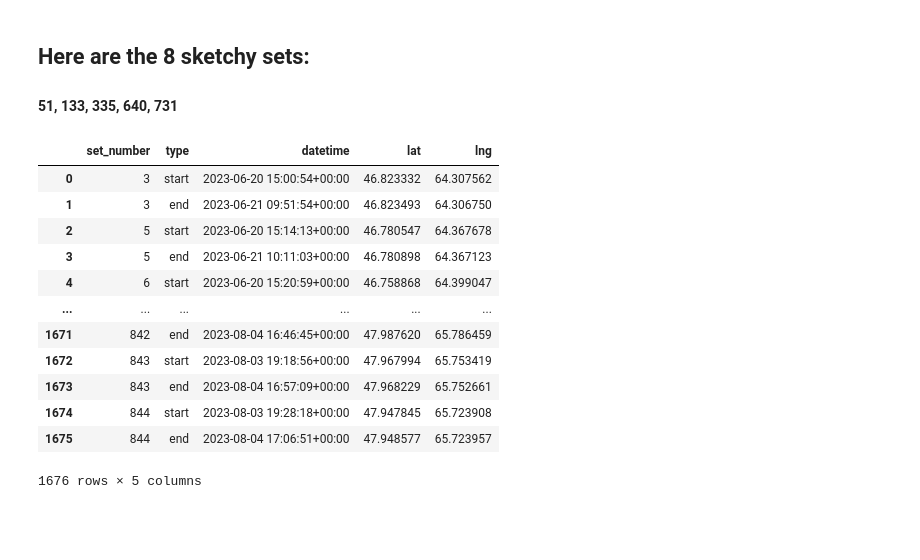
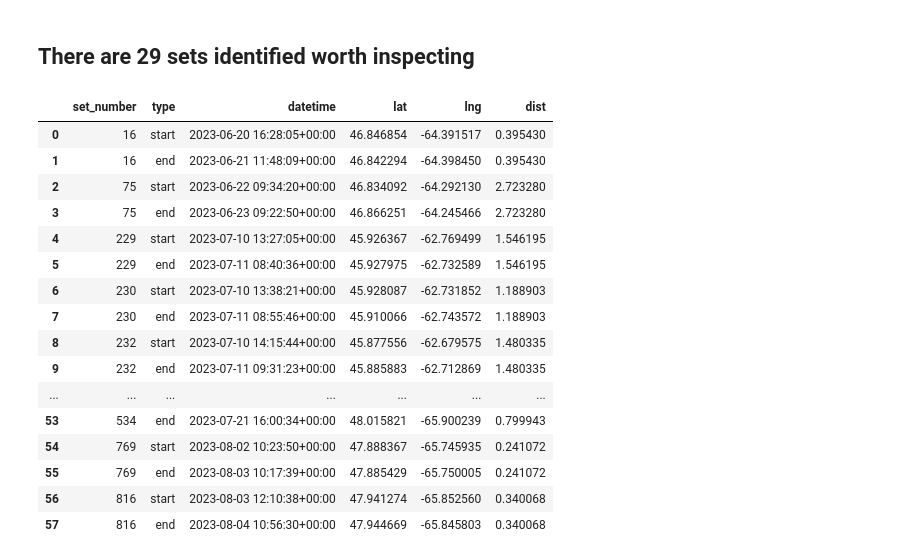
Before and after one commit to dfo-gulf-science/JupyterNotebookCollection, a Jupyter notebook: RockCrabX023/SetExploration.ipynb, the cells around one changed output. Drawn from its saved outputs; the diff is of its cells as text; code cells hidden in the pictures; blank space fills up the shorter version.

```diff
--- a/RockCrabX023/SetExploration.ipynb
+++ b/RockCrabX023/SetExploration.ipynb
@@ -70,4 +84,0 @@ sets["end_date"] = pd.to_datetime(sets["end_date"])
-# %%
-columns_of_interest = ["set_number", "start_date", "end_date", 'start_latitude', 'start_longitude', 'end_latitude', 'end_longitude']
-sets = sets[columns_of_interest]
-sets
@@ -87,0 +116,4 @@ sets
+# %%
+mask = ((sets["has_start_coordinates"] == True) & (sets["has_end_coordinates"] == True))
+full_sets = sets[mask].copy(deep=True)
+print(full_sets.shape)
@@ -88,6 +126,5 @@ sets
 # %%
 # it would be interesting to look at the set distances
-
 def calc_nautical_dist(p0, p1):
     """
     p0 and p1 should be dicts with key 'lat' and 'lng'
@@ -103,6 +140,6 @@ def calc_nautical_dist(p0, p1):
         pass
 
 
-sets["distance"] = sets.apply(
+full_sets["distance"] = sets.apply(
     lambda x: calc_nautical_dist({"lat": x["start_latitude"], "lng": x["start_longitude"]}, {"lat": x["end_latitude"], "lng": x["end_longitude"]}), axis=1)
 # %%
@@ -120,6 +173,9 @@ In the above, we can see there are some that have huge distances.
 # %%
 # let's get a list of sets whose distances are greater than 10
 
-mask = sets["distance"] > 10
-sets[mask]
+mask = full_sets["distance"] > 0.2
+sus_sets = full_sets[mask]
+
+print(sus_sets.shape)
+sus_sets
 # %% [output]
@@ -132,44 +200,55 @@ sets[mask]
 # %% [markdown]
-## Here are the 8 sketchy sets:
-
-#### 51, 133, 335, 640, 731
+## There are 29 sets identified worth inspecting
 # %%
+
+
+
+
+
+
 # now we need to reshape the dataframe.. each row should be a start or stop datetime/coordinate
 df_dict = {
     "set_number": [],
     "type": [],
     "datetime": [],
     "lat": [],
     "lng": [],
+    "dist": [],
 }
 
-for index, row in sets.iterrows():
+for index, row in sus_sets.iterrows():
     # two entries for each row
     df_dict["set_number"].append(row["set_number"])
     df_dict["type"].append("start")
     df_dict["datetime"].append(row["start_date"])
     df_dict["lat"].append(row["start_latitude"])
     df_dict["lng"].append(row["start_longitude"])
+    df_dict["dist"].append(row["distance"])
     df_dict["set_number"].append(row["set_number"])
     df_dict["type"].append("end")
     df_dict["datetime"].append(row["end_date"])
     df_dict["lat"].append(row["end_latitude"])
     df_dict["lng"].append(row["end_longitude"])
+    df_dict["dist"].append(row["distance"])
 
 locs = pd.DataFrame(df_dict)
 locs
 # %% [output]
-|  | set_number | type | datetime | lat | lng |
-| 0 | 3 | start | 2023-06-20 15:00:54+00:00 | 46.823332 | 64.307562 |
-| 1 | 3 | end | 2023-06-21 09:51:54+00:00 | 46.823493 | 64.306750 |
-| 2 | 5 | start | 2023-06-20 15:14:13+00:00 | 46.780547 | 64.367678 |
-| 3 | 5 | end | 2023-06-21 10:11:03+00:00 | 46.780898 | 64.367123 |
-| 4 | 6 | start | 2023-06-20 15:20:59+00:00 | 46.758868 | 64.399047 |
-| ... | ... | ... | ... | ... | ... |
-| 1671 | 842 | end | 2023-08-04 16:46:45+00:00 | 47.987620 | 65.786459 |
-| 1672 | 843 | start | 2023-08-03 19:18:56+00:00 | 47.967994 | 65.753419 |
-| 1673 | 843 | end | 2023-08-04 16:57:09+00:00 | 47.968229 | 65.752661 |
-| 1674 | 844 | start | 2023-08-03 19:28:18+00:00 | 47.947845 | 65.723908 |
-| 1675 | 844 | end | 2023-08-04 17:06:51+00:00 | 47.948577 | 65.723957 |
+|  | set_number | type | datetime | lat | lng | dist |
+| 0 | 16 | start | 2023-06-20 16:28:05+00:00 | 46.846854 | -64.391517 | 0.395430 |
+| 1 | 16 | end | 2023-06-21 11:48:09+00:00 | 46.842294 | -64.398450 | 0.395430 |
+| 2 | 75 | start | 2023-06-22 09:34:20+00:00 | 46.834092 | -64.292130 | 2.723280 |
+| 3 | 75 | end | 2023-06-23 09:22:50+00:00 | 46.866251 | -64.245466 | 2.723280 |
+| 4 | 229 | start | 2023-07-10 13:27:05+00:00 | 45.926367 | -62.769499 | 1.546195 |
+| 5 | 229 | end | 2023-07-11 08:40:36+00:00 | 45.927975 | -62.732589 | 1.546195 |
+| 6 | 230 | start | 2023-07-10 13:38:21+00:00 | 45.928087 | -62.731852 | 1.188903 |
+| 7 | 230 | end | 2023-07-11 08:55:46+00:00 | 45.910066 | -62.743572 | 1.188903 |
+| 8 | 232 | start | 2023-07-10 14:15:44+00:00 | 45.877556 | -62.679575 | 1.480335 |
+| 9 | 232 | end | 2023-07-11 09:31:23+00:00 | 45.885883 | -62.712869 | 1.480335 |
+| ... | ... | ... | ... | ... | ... | ... |
+| 53 | 534 | end | 2023-07-21 16:00:34+00:00 | 48.015821 | -65.900239 | 0.799943 |
+| 54 | 769 | start | 2023-08-02 10:23:50+00:00 | 47.888367 | -65.745935 | 0.241072 |
+| 55 | 769 | end | 2023-08-03 10:17:39+00:00 | 47.885429 | -65.750005 | 0.241072 |
+| 56 | 816 | start | 2023-08-03 12:10:38+00:00 | 47.941274 | -65.852560 | 0.340068 |
+| 57 | 816 | end | 2023-08-04 10:56:30+00:00 | 47.944669 | -65.845803 | 0.340068 |
-1676 rows × 5 columns
 # %%
```
Also changed, not shown: parts of 21 cells of this notebook.
